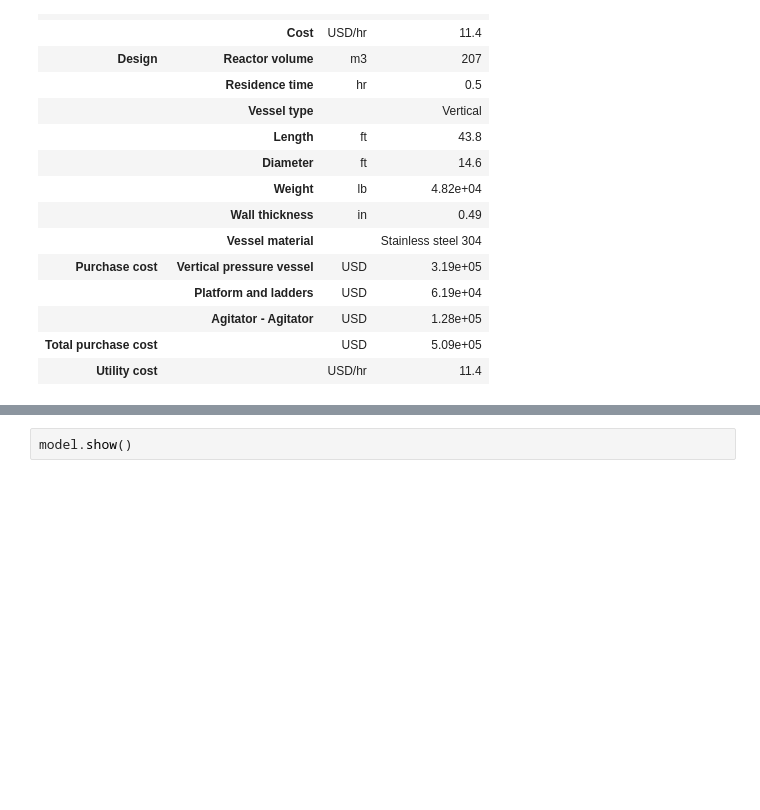
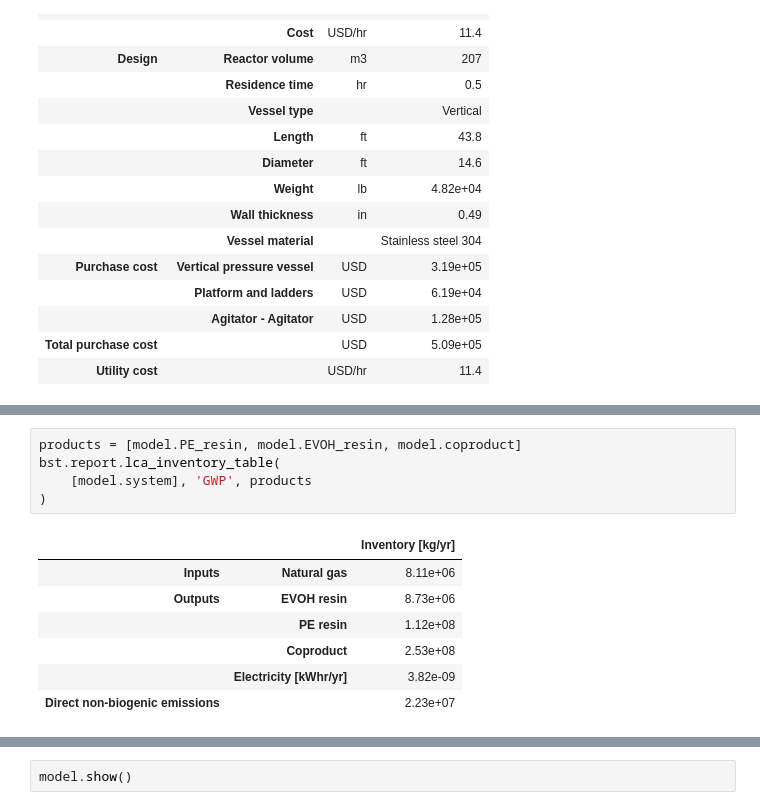
Before and after one commit to BioSTEAMDevelopmentGroup/How2STEAM, a Jupyter notebook: case_studies/Plastic_dissolution_and_precipitation.ipynb, the cells around one changed output, grey strips where cells are left out. Cells and saved outputs as stored; diff of their text form; blank space fills up the shorter version.

```diff
--- a/case_studies/Plastic_dissolution_and_precipitation.ipynb
+++ b/case_studies/Plastic_dissolution_and_precipitation.ipynb
@@ -68,0 +92,13 @@ model.U3.results()
+# %%
+products = [model.PE_resin, model.EVOH_resin, model.coproduct]
+bst.report.lca_inventory_table(
+    [model.system], 'GWP', products
+)
+# %% [output]
+|  |  | Inventory [kg/yr] |
+| Inputs | Natural gas | 8.11e+06 |
+| Outputs | EVOH resin | 8.73e+06 |
+|  | PE resin | 1.12e+08 |
+|  | Coproduct | 2.53e+08 |
+|  | Electricity [kWhr/yr] | 3.82e-09 |
+| Direct non-biogenic emissions |  | 2.23e+07 |
```
Also changed, not shown: parts of 6 cells of this notebook, 1 other file.
